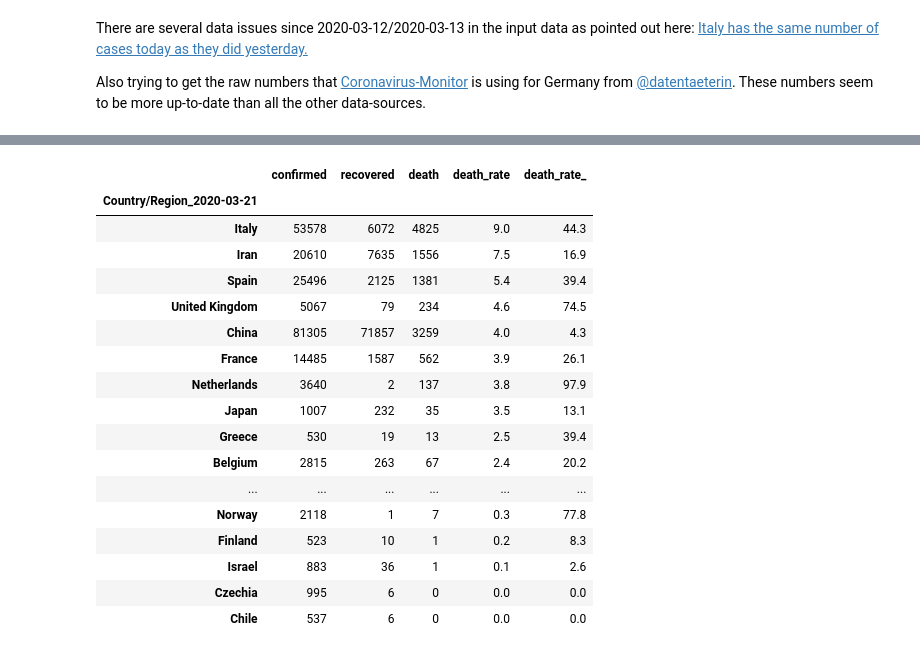
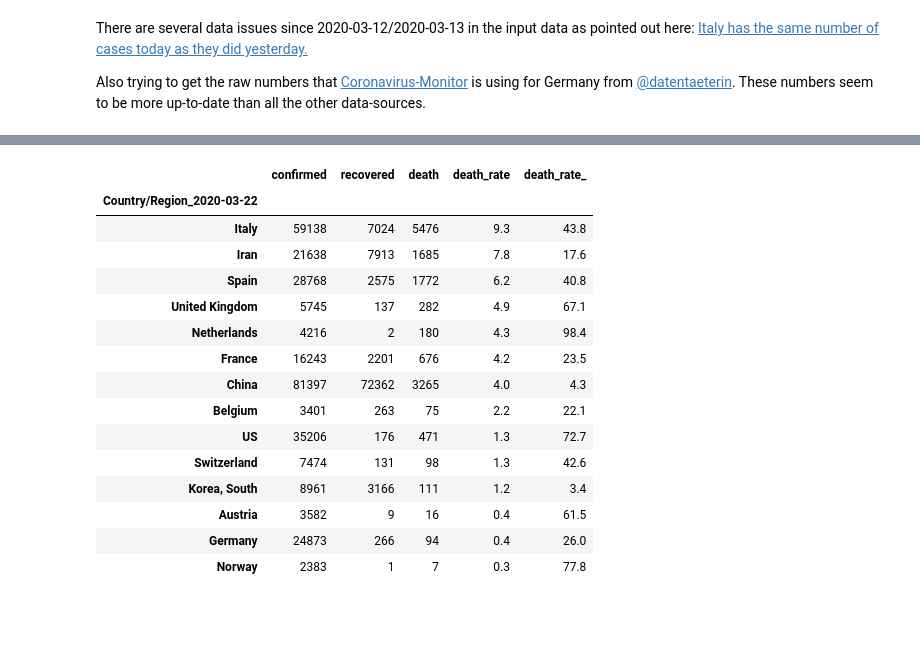
Before and after one commit to cs224/covid-19-data-analysis, a Jupyter notebook: covid-19-data-analysis.ipynb, the cells around one changed output, grey strips where cells are left out. Drawn from its saved outputs; the diff is of its cells as text; code cells hidden in the pictures; blank space fills up the shorter version.

```diff
--- a/covid-19-data-analysis.ipynb
+++ b/covid-19-data-analysis.ipynb
@@ -347,21 +347,19 @@ df_co.head()
 # %%
-df_co[df_co.confirmed > 500].round(1)
+df_co[df_co.confirmed > 2000].round(1)
 # %% [output]
 |  | confirmed | recovered | death | death_rate | death_rate_ |
-| Country/Region_2020-03-21 |  |  |  |  |  |
-| Italy | 53578 | 6072 | 4825 | 9.0 | 44.3 |
-| Iran | 20610 | 7635 | 1556 | 7.5 | 16.9 |
-| Spain | 25496 | 2125 | 1381 | 5.4 | 39.4 |
-| United Kingdom | 5067 | 79 | 234 | 4.6 | 74.5 |
-| China | 81305 | 71857 | 3259 | 4.0 | 4.3 |
-| France | 14485 | 1587 | 562 | 3.9 | 26.1 |
-| Netherlands | 3640 | 2 | 137 | 3.8 | 97.9 |
-| Japan | 1007 | 232 | 35 | 3.5 | 13.1 |
-| Greece | 530 | 19 | 13 | 2.5 | 39.4 |
-| Belgium | 2815 | 263 | 67 | 2.4 | 20.2 |
-| ... | ... | ... | ... | ... | ... |
-| Norway | 2118 | 1 | 7 | 0.3 | 77.8 |
-| Finland | 523 | 10 | 1 | 0.2 | 8.3 |
-| Israel | 883 | 36 | 1 | 0.1 | 2.6 |
-| Czechia | 995 | 6 | 0 | 0.0 | 0.0 |
-| Chile | 537 | 6 | 0 | 0.0 | 0.0 |
+| Country/Region_2020-03-22 |  |  |  |  |  |
+| Italy | 59138 | 7024 | 5476 | 9.3 | 43.8 |
+| Iran | 21638 | 7913 | 1685 | 7.8 | 17.6 |
+| Spain | 28768 | 2575 | 1772 | 6.2 | 40.8 |
+| United Kingdom | 5745 | 137 | 282 | 4.9 | 67.1 |
+| Netherlands | 4216 | 2 | 180 | 4.3 | 98.4 |
+| France | 16243 | 2201 | 676 | 4.2 | 23.5 |
+| China | 81397 | 72362 | 3265 | 4.0 | 4.3 |
+| Belgium | 3401 | 263 | 75 | 2.2 | 22.1 |
+| US | 35206 | 176 | 471 | 1.3 | 72.7 |
+| Switzerland | 7474 | 131 | 98 | 1.3 | 42.6 |
+| Korea, South | 8961 | 3166 | 111 | 1.2 | 3.4 |
+| Austria | 3582 | 9 | 16 | 0.4 | 61.5 |
+| Germany | 24873 | 266 | 94 | 0.4 | 26.0 |
+| Norway | 2383 | 1 | 7 | 0.3 | 77.8 |
```
Also changed, not shown: parts of 30 cells of this notebook, 2 other files.
